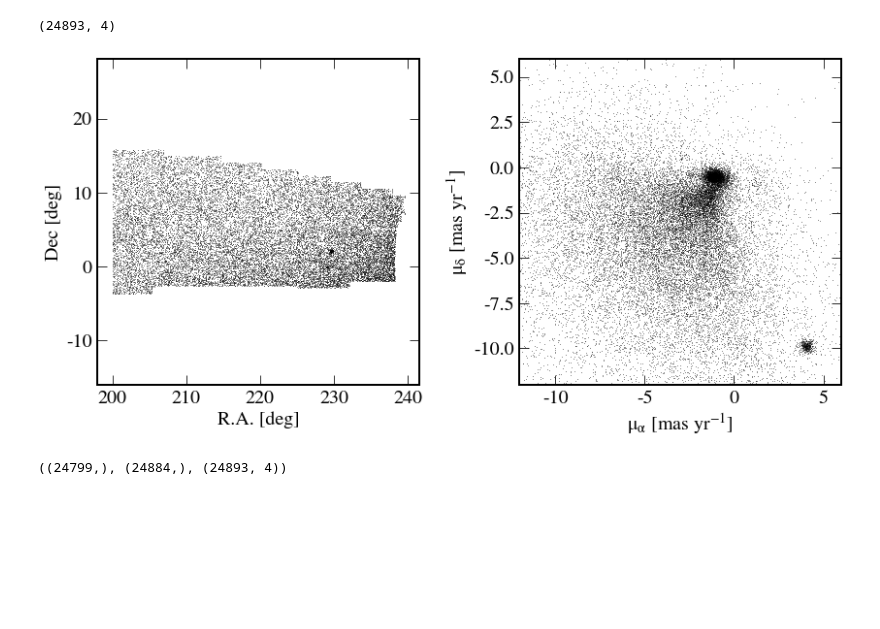
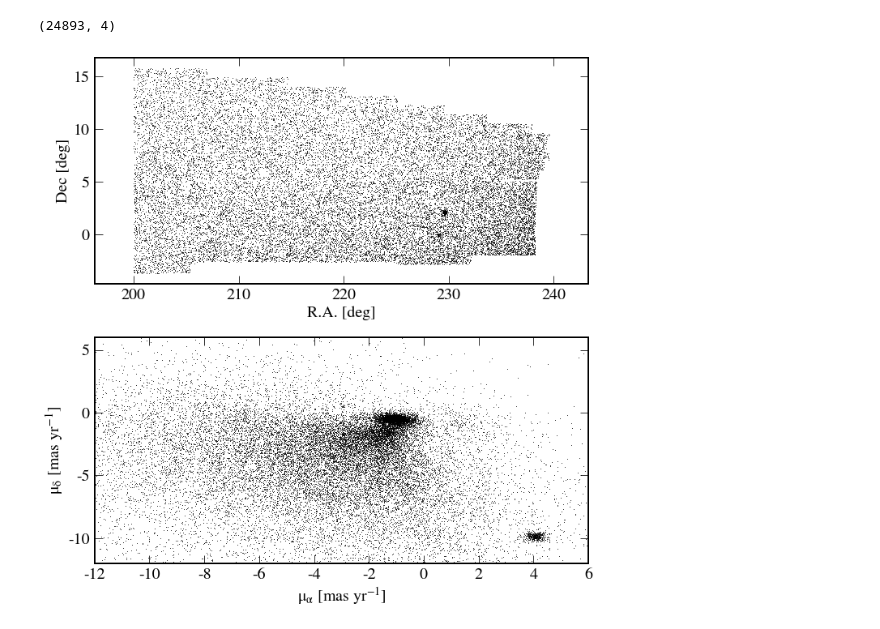
Before and after one commit to abonaca/mw_streamlines, a Jupyter notebook: notebooks/kdtree_search.ipynb, the cells around one changed output. Drawn from its saved outputs; the diff is of its cells as text; code cells hidden in the pictures; blank space fills up the shorter version.

```diff
--- a/notebooks/kdtree_search.ipynb
+++ b/notebooks/kdtree_search.ipynb
@@ -39,23 +39,23 @@ np.shape(data)
 (24893, 4)
 # %%
 # check the data
-fig, ax = plt.subplots(1,2,figsize=(12,6))
+fig, ax = plt.subplots(2,1,figsize=(10,10))
 plt.sca(ax[0])
-plt.plot(data[:,0], data[:,1], 'k.', ms=1.5, mec='none')
+plt.plot(data[:,0], data[:,1], 'k.', ms=2, mec='none')
 plt.gca().set_aspect('equal', adjustable='datalim')
 plt.xlabel('R.A. [deg]')
 plt.ylabel('Dec [deg]')
 
 plt.sca(ax[1])
-plt.plot(data[:,2], data[:,3], 'k.', ms=1.5, mec='none')
+plt.plot(data[:,2], data[:,3], 'k.', ms=2, mec='none')
 plt.xlim(-12,6)
 plt.ylim(-12,6)
 plt.xlabel('$\mu_\\alpha$ [mas yr$^{-1}$]')
 plt.ylabel('$\mu_\delta$ [mas yr$^{-1}$]')
 
 plt.tight_layout()
 # %% [output]
-[figure, old version]
+[figure, new version]
 # %%
 # build kd tree on positions
 tree_pos = spatial.KDTree(data[:, :2])
@@ -70,7 +70,3 @@ N2 = np.bincount(np.array([q for q in foo]).flatten())
-# %%
-N1.shape, N2.shape, data.shape
-# %% [output]
-((24799,), (24884,), (24893, 4))
 # %%
 tiny = 0.5 / 8.
 pos_overdensities = (N1 - N2 / fac ** 2) / np.clip((N2 - N1) / (fac **2 - 1.), tiny, np.inf)
```
Also changed, not shown: parts of 12 cells of this notebook.
